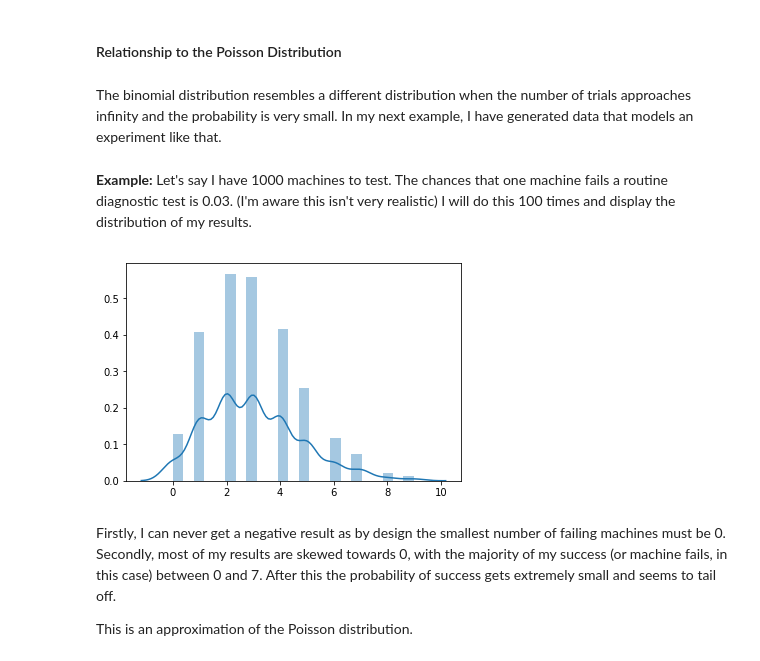
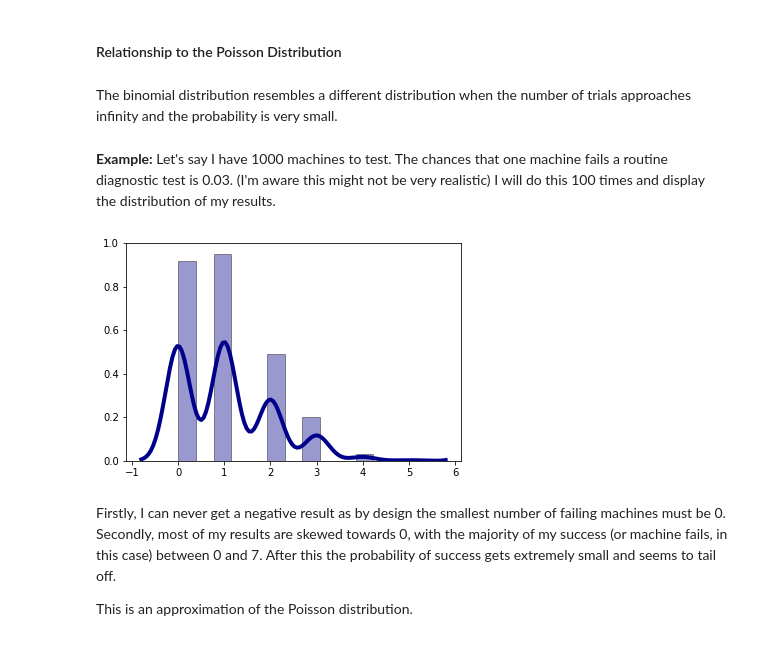
Before and after one commit to MarionMcG/numpy.random, a Jupyter notebook: numpy-random.ipynb, the cells around one changed output. Drawn from its saved outputs; the diff is of its cells as text; code cells hidden in the pictures.

```diff
--- a/numpy-random.ipynb
+++ b/numpy-random.ipynb
@@ -524,14 +524,19 @@ In fact, the binomial distribution can be approximated by a normal distribution
 # %% [markdown]
 #### Relationship to the Poisson Distribution
 # %% [markdown]
-The binomial distribution resembles a different distribution when the number of trials approaches infinity and the probability is very small. In my next example, I have generated data that models an experiment like that.
+The binomial distribution resembles a different distribution when the number of trials approaches infinity and the probability is very small.
 # %% [markdown]
-**Example:** Let's say I have 1000 machines to test. The chances that one machine fails a routine diagnostic test is 0.03. (I'm aware this isn't very realistic) I will do this 100 times and display the distribution of my results.
+**Example:** Let's say I have 1000 machines to test. The chances that one machine fails a routine diagnostic test is 0.03. (I'm aware this might not be very realistic) I will do this 100 times and display the distribution of my results.
-# %%
-p_bin = np.random.binomial(100, 0.03, 1000)
-sns.distplot(p_bin);
-# %% [output]
-[figure, removed]
+# %%
+p_bin = np.random.binomial(100, 0.01, 1000)
+sns.distplot(p_bin,hist=True, kde=True,
+             color = 'darkblue',
+             hist_kws={'edgecolor':'black'},
+             kde_kws={'linewidth': 4});
+
+#Reference for formatting: https://towardsdatascience.com/histograms-and-density-plots-in-python-f6bda88f5ac0
+# %% [output]
+[figure, added]
 # %% [markdown]
 Firstly, I can never get a negative result as by design the smallest number of failing machines must be 0. Secondly, most of my results are skewed towards 0, with the majority of my success (or machine fails, in this case) between 0 and 7. After this the probability of success gets extremely small and seems to tail off.
 
```
Also changed, not shown: parts of 8 cells of this notebook.
